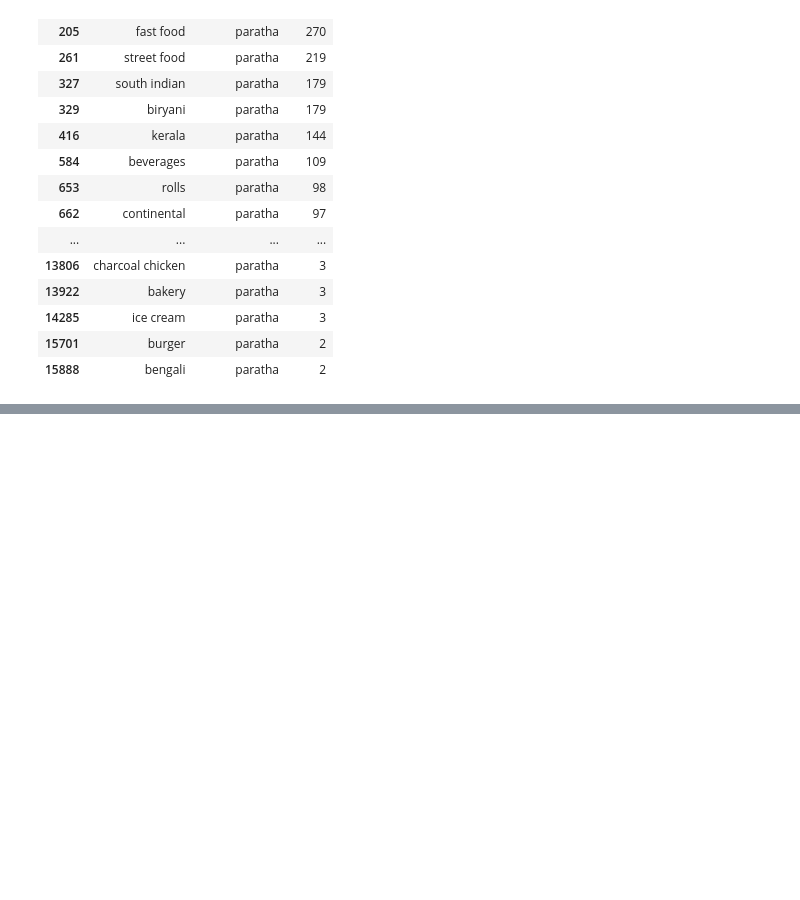
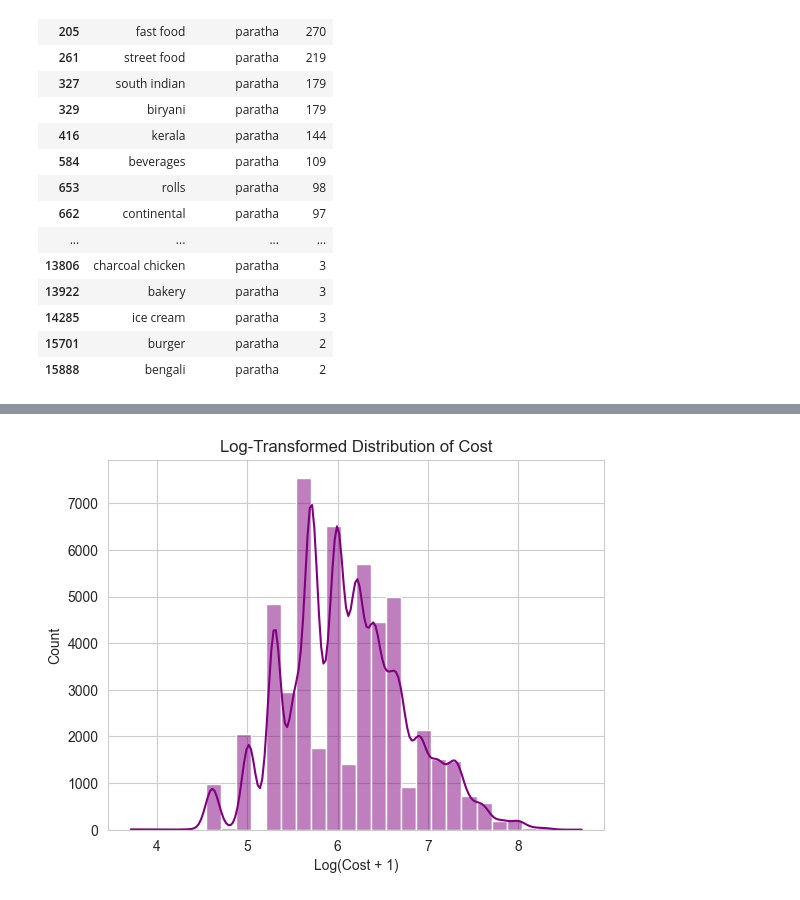
Before and after one commit to SaurabhSSB/bengaluru-restaurant-eda, a Jupyter notebook: 3_eda.ipynb, the cells around one changed output, grey strips where cells are left out. Cells and saved outputs as stored; diff of their text form; code cells hidden in the pictures; blank space fills up the shorter version.

```diff
--- a/3_eda.ipynb
+++ b/3_eda.ipynb
@@ -1052,0 +1115,9 @@ cuisine_by_dish_liked[cuisine_by_dish_liked['dish_liked_list']== 'paratha']
+# %%
+df['log_cost'] = np.log1p(df['cost'])
+
+sns.histplot(df['log_cost'], bins=30, kde=True, color='purple')
+plt.title('Log-Transformed Distribution of Cost')
+plt.xlabel('Log(Cost + 1)')
+plt.show()
+# %% [output]
+[figure, added]
```
Also changed, not shown: parts of 16 cells of this notebook.
